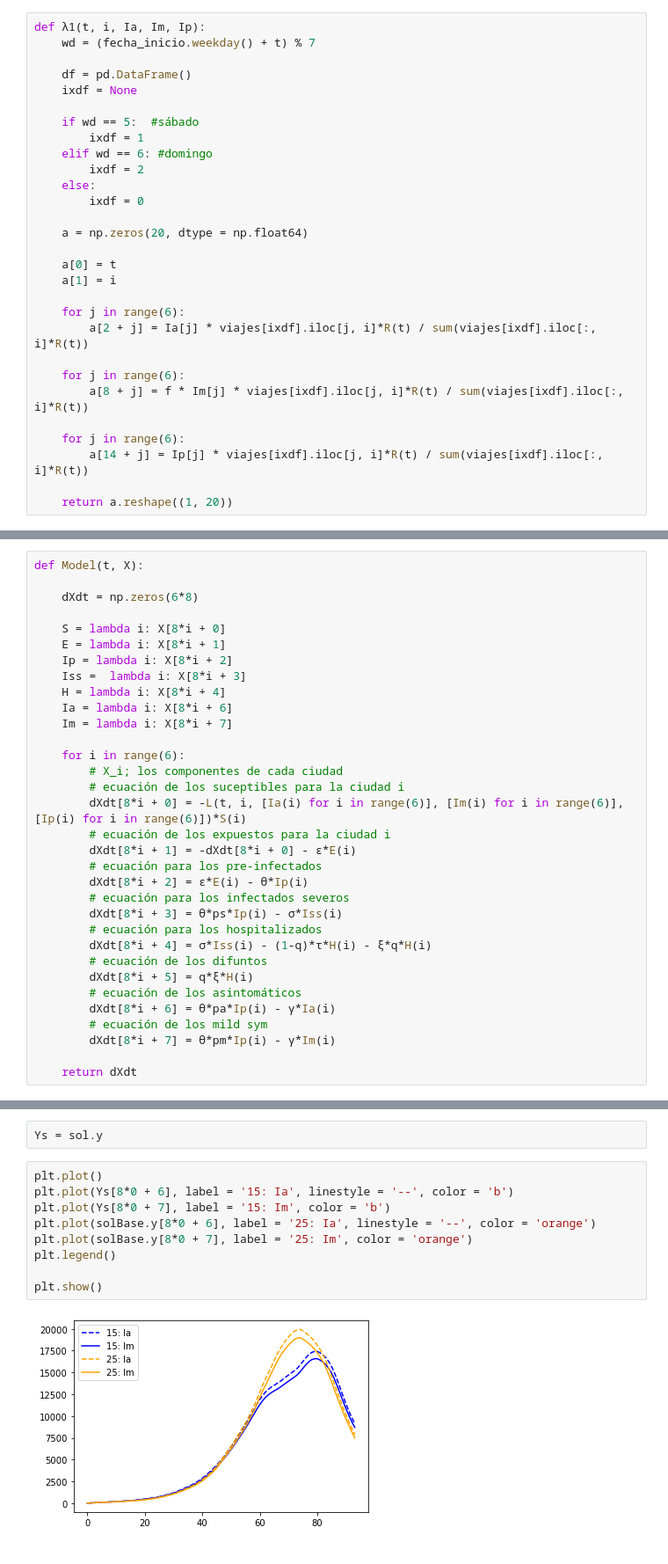
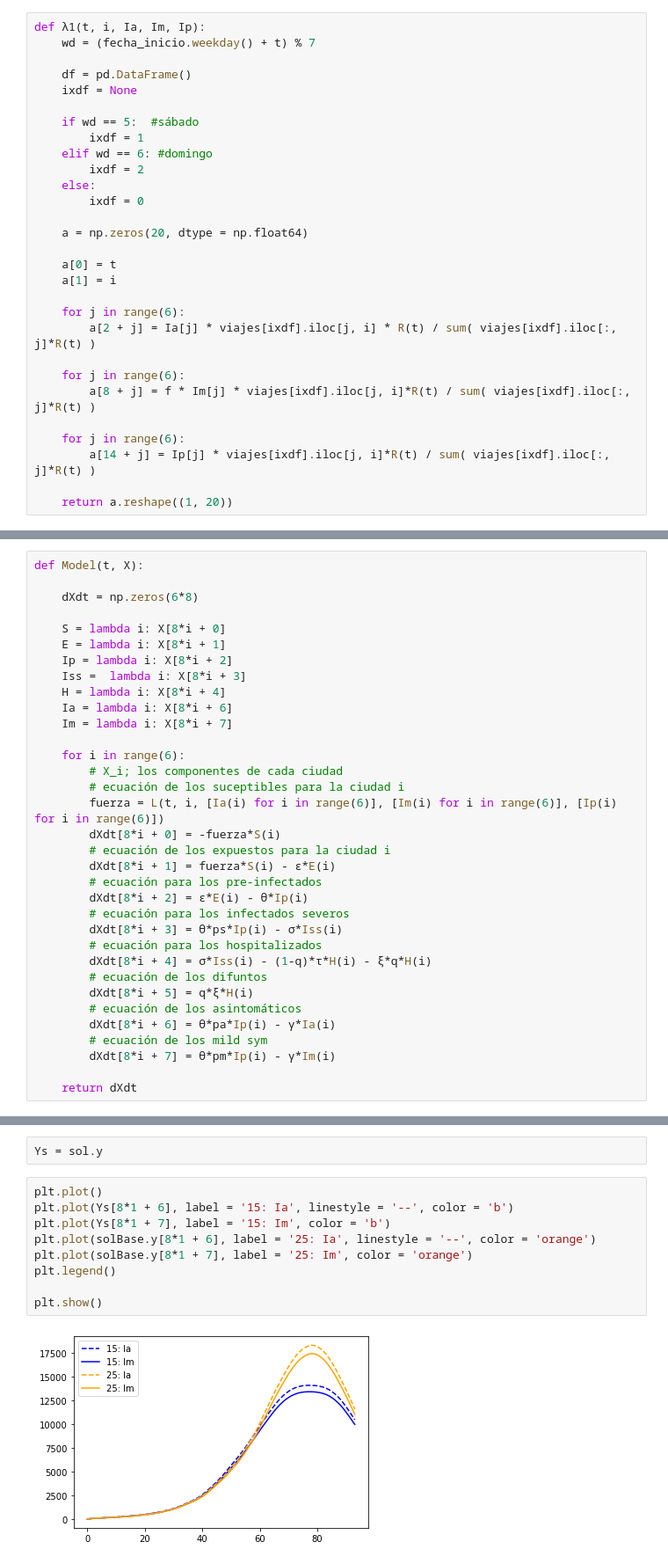
Before and after one commit to edtrelo/COVID19Model, a Jupyter notebook: src/model/casobase_reg.ipynb, the cells around one changed output, grey strips where cells are left out. Shown at 88% size. Cells and saved outputs as stored; diff of their text form.

```diff
--- a/src/model/casobase_reg.ipynb
+++ b/src/model/casobase_reg.ipynb
@@ -171,13 +171,13 @@ def λ1(t, i, Ia, Im, Ip):
     a[1] = i
 
     for j in range(6):
-        a[2 + j] = Ia[j] * viajes[ixdf].iloc[j, i]*R(t) / sum(viajes[ixdf].iloc[:, i]*R(t))
+        a[2 + j] = Ia[j] * viajes[ixdf].iloc[j, i] * R(t) / sum( viajes[ixdf].iloc[:, j]*R(t) )
 
     for j in range(6):
-        a[8 + j] = f * Im[j] * viajes[ixdf].iloc[j, i]*R(t) / sum(viajes[ixdf].iloc[:, i]*R(t))
+        a[8 + j] = f * Im[j] * viajes[ixdf].iloc[j, i]*R(t) / sum( viajes[ixdf].iloc[:, j]*R(t) )
 
     for j in range(6):
-        a[14 + j] = Ip[j] * viajes[ixdf].iloc[j, i]*R(t) / sum(viajes[ixdf].iloc[:, i]*R(t))
+        a[14 + j] = Ip[j] * viajes[ixdf].iloc[j, i]*R(t) / sum( viajes[ixdf].iloc[:, j]*R(t) )
 
     return a.reshape((1, 20))
 # %%
@@ -198,9 +198,10 @@ def Model(t, X):
     for i in range(6):
         # X_i; los componentes de cada ciudad
         # ecuación de los suceptibles para la ciudad i
-        dXdt[8*i + 0] = -L(t, i, [Ia(i) for i in range(6)], [Im(i) for i in range(6)], [Ip(i) for i in range(6)])*S(i)
+        fuerza = L(t, i, [Ia(i) for i in range(6)], [Im(i) for i in range(6)], [Ip(i) for i in range(6)])
+        dXdt[8*i + 0] = -fuerza*S(i)
         # ecuación de los expuestos para la ciudad i
-        dXdt[8*i + 1] = -dXdt[8*i + 0] - ϵ*E(i)
+        dXdt[8*i + 1] = fuerza*S(i) - ϵ*E(i)
         # ecuación para los pre-infectados
         dXdt[8*i + 2] = ϵ*E(i) - θ*Ip(i)
         # ecuación para los infectados severos
@@ -223,12 +224,12 @@ sol = solve_ivp(Model, (0, 94), x0, t_eval = tdata)
 Ys = sol.y
 # %%
 plt.plot()
-plt.plot(Ys[8*0 + 6], label = '15: Ia', linestyle = '--', color = 'b')
-plt.plot(Ys[8*0 + 7], label = '15: Im', color = 'b')
-plt.plot(solBase.y[8*0 + 6], label = '25: Ia', linestyle = '--', color = 'orange')
-plt.plot(solBase.y[8*0 + 7], label = '25: Im', color = 'orange')
+plt.plot(Ys[8*1 + 6], label = '15: Ia', linestyle = '--', color = 'b')
+plt.plot(Ys[8*1 + 7], label = '15: Im', color = 'b')
+plt.plot(solBase.y[8*1 + 6], label = '25: Ia', linestyle = '--', color = 'orange')
+plt.plot(solBase.y[8*1 + 7], label = '25: Im', color = 'orange')
 plt.legend()
 
 plt.show()
 # %% [output]
-[figure, old version]
+[figure, new version]
```
Also changed, not shown: parts of 2 cells of this notebook, 3 other files.
